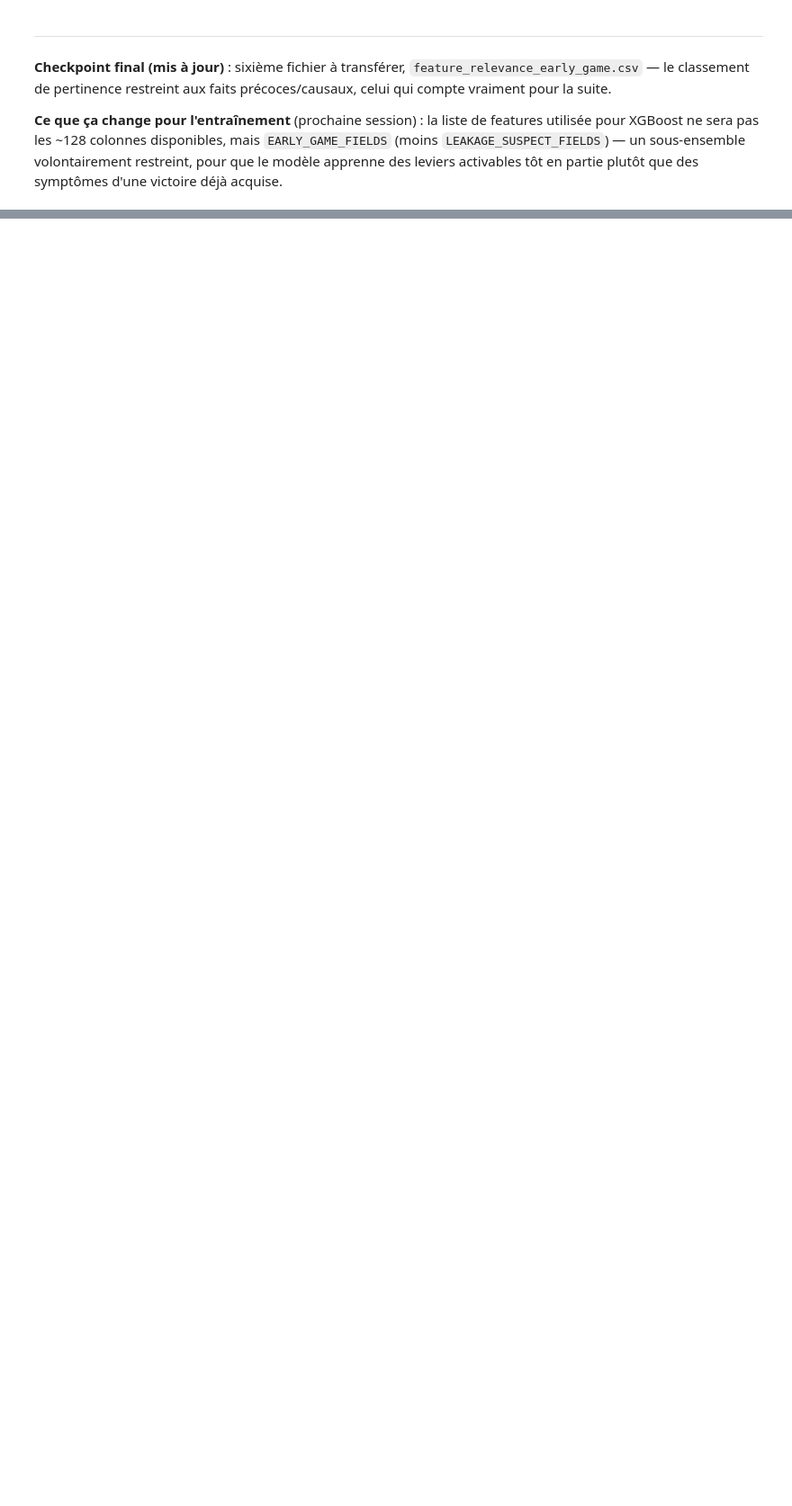
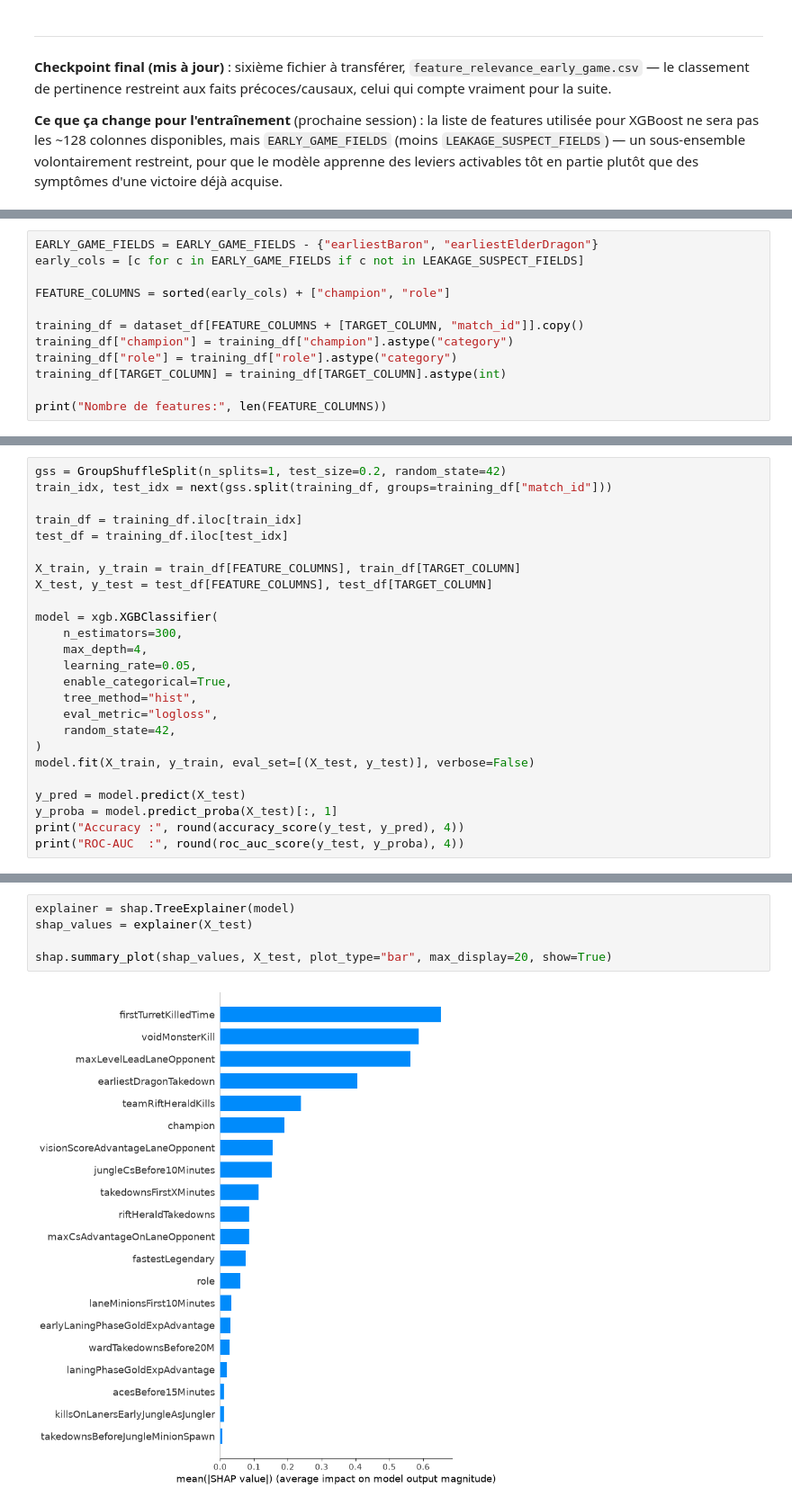
Before and after one commit to mimouniahmed/LOL-assistant, a Jupyter notebook: notebooks/03_model_training.ipynb, the cells around one changed output, grey strips where cells are left out. Shown at 90% size. Saved outputs shown, nothing was run; the diff lists cells and outputs as text; blank space fills up the shorter version.

```diff
--- a/notebooks/03_model_training.ipynb
+++ b/notebooks/03_model_training.ipynb
@@ -593,0 +712,12 @@ Exporté : ../data/feature_relevance_early_game.csv (29 champs)
+# %%
+EARLY_GAME_FIELDS = EARLY_GAME_FIELDS - {"earliestBaron", "earliestElderDragon"}
+early_cols = [c for c in EARLY_GAME_FIELDS if c not in LEAKAGE_SUSPECT_FIELDS]
+
+FEATURE_COLUMNS = sorted(early_cols) + ["champion", "role"]
+
+training_df = dataset_df[FEATURE_COLUMNS + [TARGET_COLUMN, "match_id"]].copy()
+training_df["champion"] = training_df["champion"].astype("category")
+training_df["role"] = training_df["role"].astype("category")
+training_df[TARGET_COLUMN] = training_df[TARGET_COLUMN].astype(int)
+
+print("Nombre de features:", len(FEATURE_COLUMNS))
@@ -593,0 +726,25 @@ Exporté : ../data/feature_relevance_early_game.csv (29 champs)
+# %%
+gss = GroupShuffleSplit(n_splits=1, test_size=0.2, random_state=42)
+train_idx, test_idx = next(gss.split(training_df, groups=training_df["match_id"]))
+
+train_df = training_df.iloc[train_idx]
+test_df = training_df.iloc[test_idx]
+
+X_train, y_train = train_df[FEATURE_COLUMNS], train_df[TARGET_COLUMN]
+X_test, y_test = test_df[FEATURE_COLUMNS], test_df[TARGET_COLUMN]
+
+model = xgb.XGBClassifier(
+    n_estimators=300,
+    max_depth=4,
+    learning_rate=0.05,
+    enable_categorical=True,
+    tree_method="hist",
+    eval_metric="logloss",
+    random_state=42,
+)
+model.fit(X_train, y_train, eval_set=[(X_test, y_test)], verbose=False)
+
+y_pred = model.predict(X_test)
+y_proba = model.predict_proba(X_test)[:, 1]
+print("Accuracy :", round(accuracy_score(y_test, y_pred), 4))
+print("ROC-AUC  :", round(roc_auc_score(y_test, y_proba), 4))
@@ -593,0 +754,7 @@ Exporté : ../data/feature_relevance_early_game.csv (29 champs)
+# %%
+explainer = shap.TreeExplainer(model)
+shap_values = explainer(X_test)
+
+shap.summary_plot(shap_values, X_test, plot_type="bar", max_display=20, show=True)
+# %% [output]
+[figure, added]
```
Also changed, not shown: parts of 16 cells of this notebook, 2 other files.
